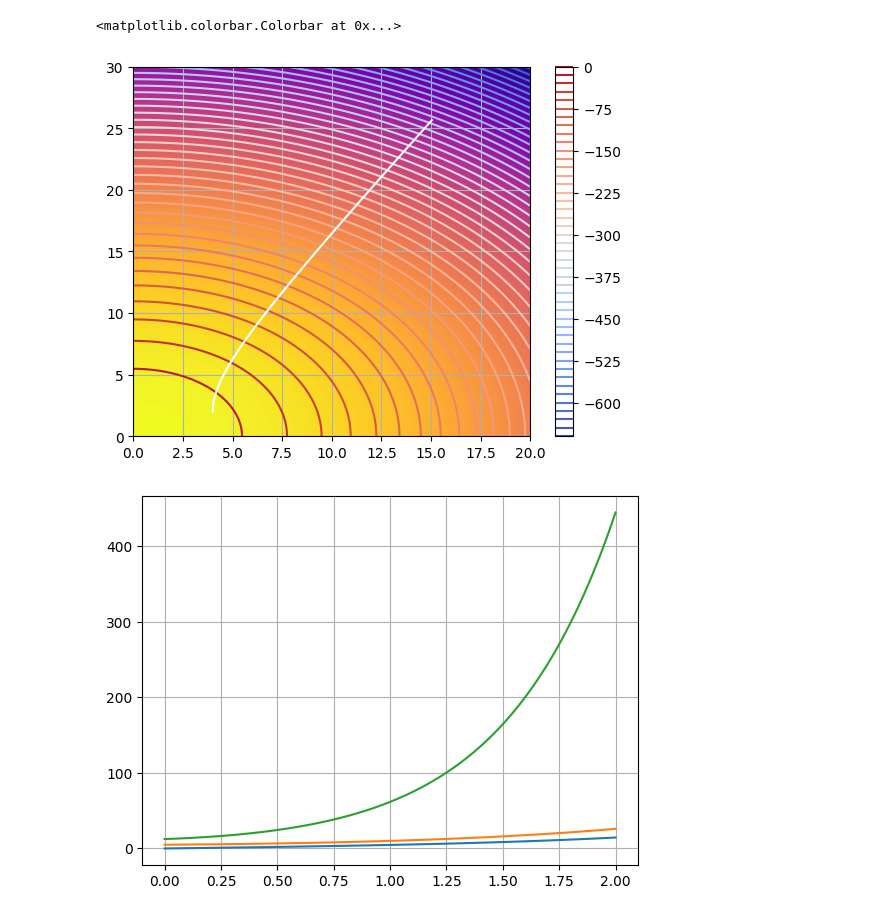
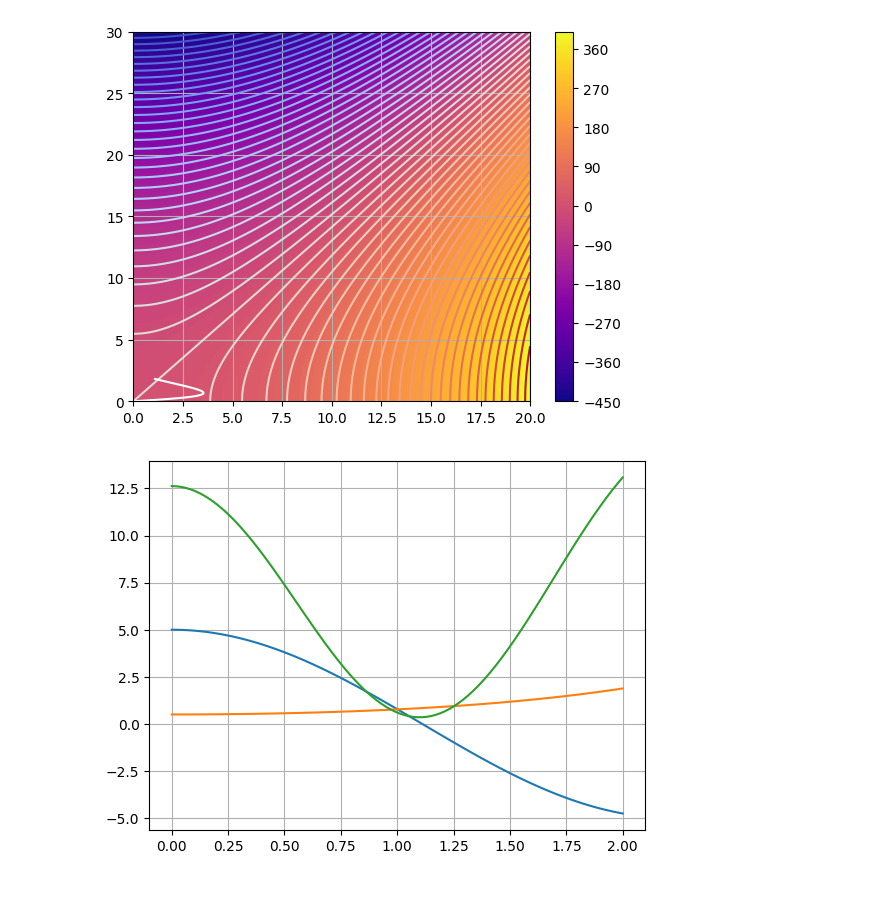
Before and after one commit to SUPARNAJIT-lang/Dynamics_de_chargeparticle, a Jupyter notebook: Charged Particle in Conv. E.F.ipynb, the cells around one changed output. Drawn from its saved outputs; the diff is of its cells as text; code cells hidden in the pictures.

```diff
--- a/Charged Particle in Conv. E.F.ipynb
+++ b/Charged Particle in Conv. E.F.ipynb
@@ -6,9 +6,9 @@ import numpy as np
 
 x, y = sp.symbols('x y')
 
-Ex=(1*x)
+Ex=(x*-2)
 
-Ey=(1*y)
+Ey=(y)
 
 #Potential calculation:
 def V(x,y):
@@ -52,37 +52,38 @@ X,Y=np.meshgrid(x,y)
 
 
 #Particle Dynamics:
 
 t=np.linspace(0,2,100)
 
 q=1 #charge of particle
 m=1 #mass of particle
 
 def dynamics(state,t):
     x,y,vx,vy=state
 
     ax=(q/m)*Ex1(x,y)
     ay=(q/m)*Ey1(x,y)
 
     return [vx,vy,ax,ay]
 
-state0=[4,2,0,5]
+state0=[0,0,5,0.5]
 
 sol=odeint(dynamics,state0,t)
 
 x1,y1,vx1,vy1=sol.T
 
 #Potential curve:
 plt.grid(True)
 plt.contourf(x,y,V31(X,Y),levels=200,cmap="plasma")
+plt.colorbar()
+
 plt.contour(x,y,V31(X,Y),levels=60,cmap="coolwarm")
 
 #Particle curve:
 plt.plot(x1,y1,color="white")
-plt.colorbar()
+plt.savefig("particle1.pdf")
 # %% [output]
-<matplotlib.colorbar.Colorbar at 0x...>
-[figure, old version]
+[figure, new version]
 # %%
 KE=0.5*m*((sol.T[2])**2+(sol.T[3])**2)
 
@@ -91,5 +92,6 @@ plt.plot(t,sol.T[3])
 plt.plot(t,KE)
 
 plt.grid(True)
+plt.savefig("particle2.pdf")
 # %% [output]
-[figure, old version]
+[figure, new version]
```
Also changed, not shown: 2 other files.
